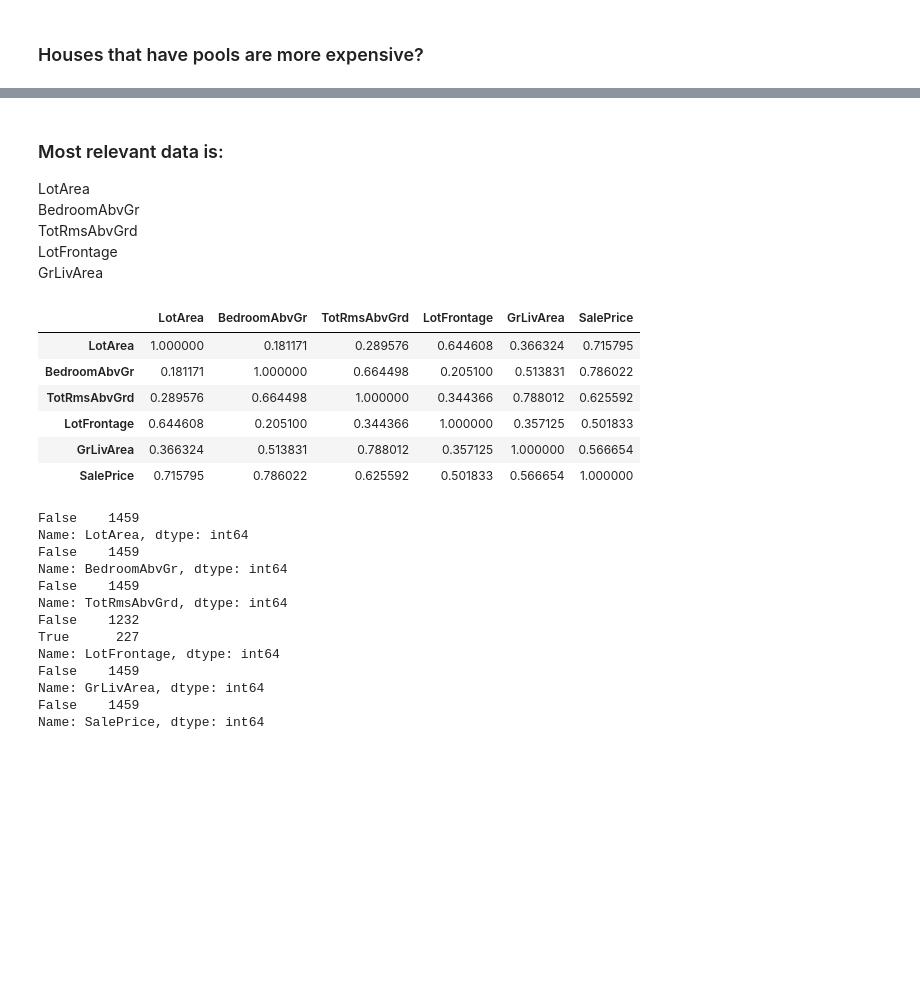
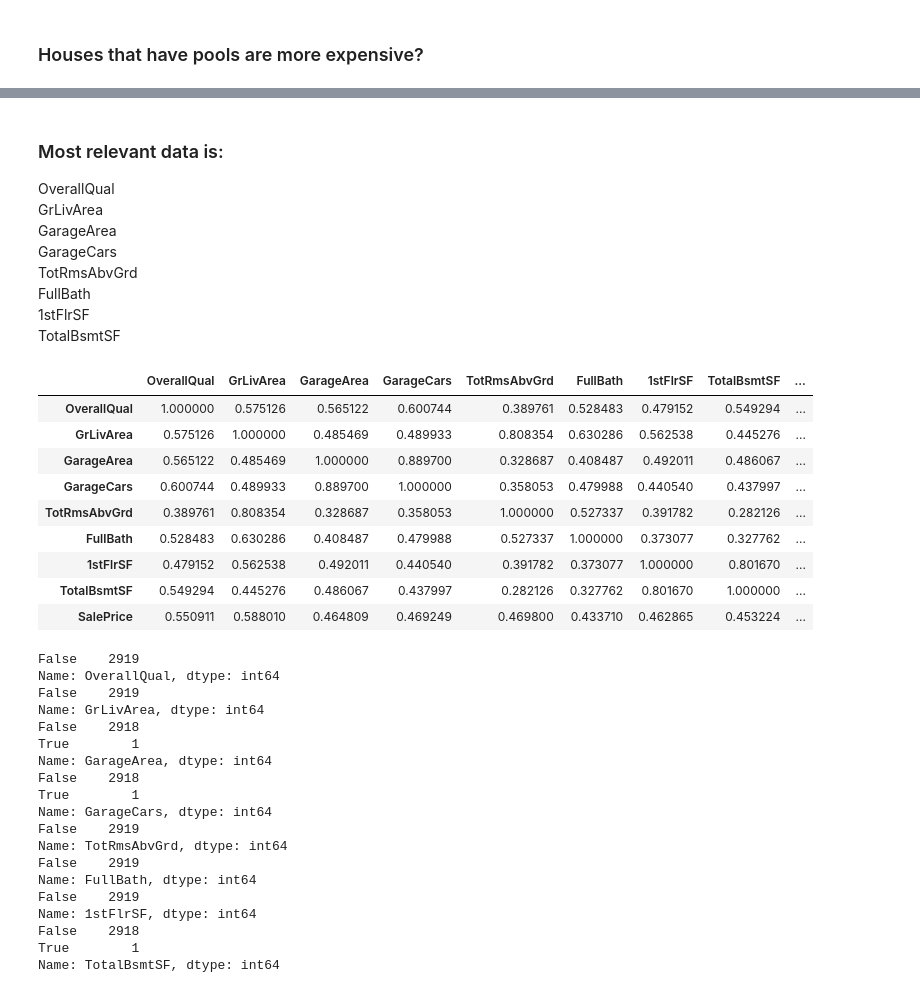
Before and after one commit to ChristianKZS/house-prices-kaggle_challenge, a Jupyter notebook: house-prices-regression.ipynb, the cells around one changed output, grey strips where cells are left out. Cells and saved outputs as stored; diff of their text form; code cells hidden in the pictures; blank space fills up the shorter version.

```diff
--- a/house-prices-regression.ipynb
+++ b/house-prices-regression.ipynb
@@ -21,3 +23,4 @@ df.head()
 # %%
-df.columns
+df_test['SalePrice'] = df2['SalePrice']
+df_test.head()
 # %% [output]
@@ -52,3 +34 @@ df2.head()
-# %%
-df['SalePrice'] = df2['SalePrice']
 # %%
@@ -69 +47,5 @@ print(df.shape)
 (1459, 81)
+# %%
+df_test['SalePrice'] = df_test['SalePrice'].astype('int')
+print(df['SalePrice'].dtype)
+print(df_test['SalePrice'].dtype)
@@ -69,0 +55,3 @@ print(df.shape)
+# %%
+df = pd.concat([df, df_test])
+df.shape
@@ -135,36 +132,48 @@ df.corr()
 38 rows × 38 columns
 # %% [markdown]
 ### Most relevant data is:
-LotArea <br>
-BedroomAbvGr <br>
+OverallQual <br>
+GrLivArea <br>
+GarageArea <br>
+GarageCars <br>
 TotRmsAbvGrd <br>
-LotFrontage <br>
-GrLivArea
+FullBath <br>
+1stFlrSF <br>
+TotalBsmtSF <br>
 # %%
-df[['LotArea', 'BedroomAbvGr', 'TotRmsAbvGrd', 'LotFrontage', 'GrLivArea', 'SalePrice']].corr()
+df[['OverallQual', 'GrLivArea', 'GarageArea', 'GarageCars', 'TotRmsAbvGrd', 'FullBath', '1stFlrSF', 'TotalBsmtSF', 'SalePrice']].corr()
 # %% [output]
-|  | LotArea | BedroomAbvGr | TotRmsAbvGrd | LotFrontage | GrLivArea | SalePrice |
-| LotArea | 1.000000 | 0.181171 | 0.289576 | 0.644608 | 0.366324 | 0.715795 |
-| BedroomAbvGr | 0.181171 | 1.000000 | 0.664498 | 0.205100 | 0.513831 | 0.786022 |
-| TotRmsAbvGrd | 0.289576 | 0.664498 | 1.000000 | 0.344366 | 0.788012 | 0.625592 |
-| LotFrontage | 0.644608 | 0.205100 | 0.344366 | 1.000000 | 0.357125 | 0.501833 |
-| GrLivArea | 0.366324 | 0.513831 | 0.788012 | 0.357125 | 1.000000 | 0.566654 |
-| SalePrice | 0.715795 | 0.786022 | 0.625592 | 0.501833 | 0.566654 | 1.000000 |
+|  | OverallQual | GrLivArea | GarageArea | GarageCars | TotRmsAbvGrd | FullBath | 1stFlrSF | TotalBsmtSF | ... |
+| OverallQual | 1.000000 | 0.575126 | 0.565122 | 0.600744 | 0.389761 | 0.528483 | 0.479152 | 0.549294 | ... |
+| GrLivArea | 0.575126 | 1.000000 | 0.485469 | 0.489933 | 0.808354 | 0.630286 | 0.562538 | 0.445276 | ... |
+| GarageArea | 0.565122 | 0.485469 | 1.000000 | 0.889700 | 0.328687 | 0.408487 | 0.492011 | 0.486067 | ... |
+| GarageCars | 0.600744 | 0.489933 | 0.889700 | 1.000000 | 0.358053 | 0.479988 | 0.440540 | 0.437997 | ... |
+| TotRmsAbvGrd | 0.389761 | 0.808354 | 0.328687 | 0.358053 | 1.000000 | 0.527337 | 0.391782 | 0.282126 | ... |
+| FullBath | 0.528483 | 0.630286 | 0.408487 | 0.479988 | 0.527337 | 1.000000 | 0.373077 | 0.327762 | ... |
+| 1stFlrSF | 0.479152 | 0.562538 | 0.492011 | 0.440540 | 0.391782 | 0.373077 | 1.000000 | 0.801670 | ... |
+| TotalBsmtSF | 0.549294 | 0.445276 | 0.486067 | 0.437997 | 0.282126 | 0.327762 | 0.801670 | 1.000000 | ... |
+| SalePrice | 0.550911 | 0.588010 | 0.464809 | 0.469249 | 0.469800 | 0.433710 | 0.462865 | 0.453224 | ... |
 # %%
-check_null = df[['LotArea', 'BedroomAbvGr', 'TotRmsAbvGrd', 'LotFrontage', 'GrLivArea', 'SalePrice']]
+check_null = df[['OverallQual', 'GrLivArea', 'GarageArea', 'GarageCars', 'TotRmsAbvGrd', 'FullBath', '1stFlrSF', 'TotalBsmtSF']]
 for item in check_null:
     print(check_null[item].isna().value_counts())
 # %% [output]
-False    1459
-Name: LotArea, dtype: int64
-False    1459
-Name: BedroomAbvGr, dtype: int64
-False    1459
+False    2919
+Name: OverallQual, dtype: int64
+False    2919
+Name: GrLivArea, dtype: int64
+False    2918
+True        1
+Name: GarageArea, dtype: int64
+False    2918
+True        1
+Name: GarageCars, dtype: int64
+False    2919
 Name: TotRmsAbvGrd, dtype: int64
-False    1232
-True      227
-Name: LotFrontage, dtype: int64
-False    1459
-Name: GrLivArea, dtype: int64
-False    1459
-Name: SalePrice, dtype: int64
+False    2919
+Name: FullBath, dtype: int64
+False    2919
+Name: 1stFlrSF, dtype: int64
+False    2918
+True        1
+Name: TotalBsmtSF, dtype: int64
```
Also changed, not shown: parts of 31 cells of this notebook.
